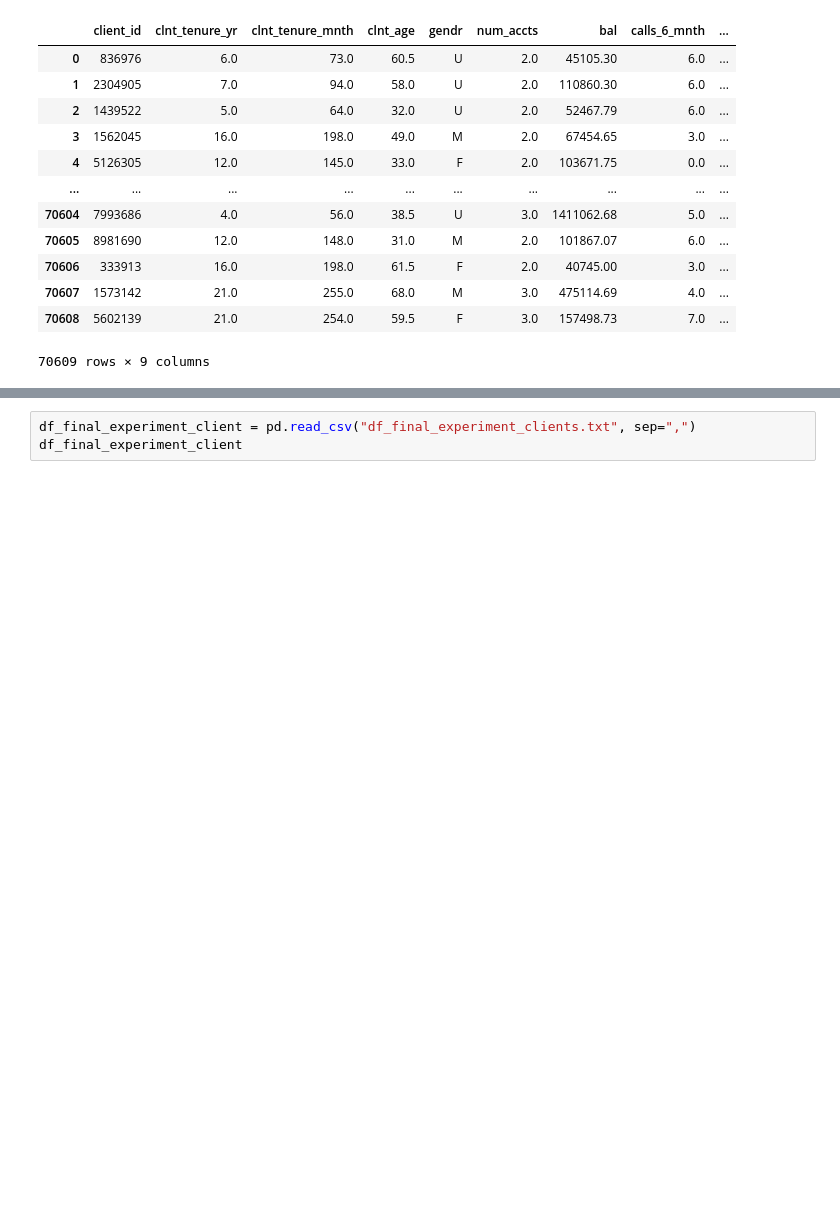
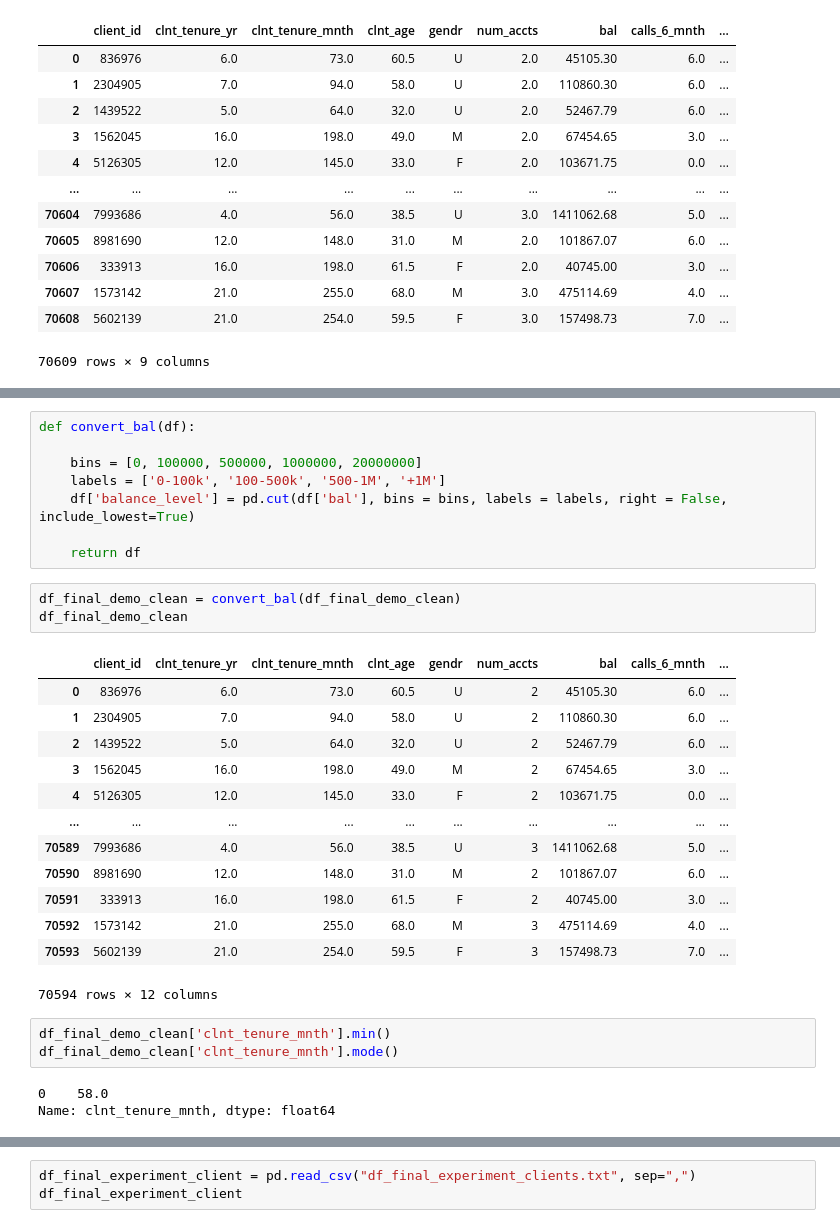
Before and after one commit to cemanzanoc/Project2, a Jupyter notebook: data/cleaning_data.ipynb, the cells around one changed output, grey strips where cells are left out. Drawn from its saved outputs; the diff is of its cells as text; blank space fills up the shorter version.

```diff
--- a/data/cleaning_data.ipynb
+++ b/data/cleaning_data.ipynb
@@ -20,0 +159,31 @@ df_final_demo
+# %%
+def convert_bal(df):
+
+    bins = [0, 100000, 500000, 1000000, 20000000]
+    labels = ['0-100k', '100-500k', '500-1M', '+1M']
+    df['balance_level'] = pd.cut(df['bal'], bins = bins, labels = labels, right = False, include_lowest=True)
+
+    return df
+# %%
+df_final_demo_clean = convert_bal(df_final_demo_clean)
+df_final_demo_clean
+# %% [output]
+|  | client_id | clnt_tenure_yr | clnt_tenure_mnth | clnt_age | gendr | num_accts | bal | calls_6_mnth | ... |
+| 0 | 836976 | 6.0 | 73.0 | 60.5 | U | 2 | 45105.30 | 6.0 | ... |
+| 1 | 2304905 | 7.0 | 94.0 | 58.0 | U | 2 | 110860.30 | 6.0 | ... |
+| 2 | 1439522 | 5.0 | 64.0 | 32.0 | U | 2 | 52467.79 | 6.0 | ... |
+| 3 | 1562045 | 16.0 | 198.0 | 49.0 | M | 2 | 67454.65 | 3.0 | ... |
+| 4 | 5126305 | 12.0 | 145.0 | 33.0 | F | 2 | 103671.75 | 0.0 | ... |
+| ... | ... | ... | ... | ... | ... | ... | ... | ... | ... |
+| 70589 | 7993686 | 4.0 | 56.0 | 38.5 | U | 3 | 1411062.68 | 5.0 | ... |
+| 70590 | 8981690 | 12.0 | 148.0 | 31.0 | M | 2 | 101867.07 | 6.0 | ... |
+| 70591 | 333913 | 16.0 | 198.0 | 61.5 | F | 2 | 40745.00 | 3.0 | ... |
+| 70592 | 1573142 | 21.0 | 255.0 | 68.0 | M | 3 | 475114.69 | 4.0 | ... |
+| 70593 | 5602139 | 21.0 | 254.0 | 59.5 | F | 3 | 157498.73 | 7.0 | ... |
+70594 rows × 12 columns
+# %%
+df_final_demo_clean['clnt_tenure_mnth'].min()
+df_final_demo_clean['clnt_tenure_mnth'].mode()
+# %% [output]
+0    58.0
+Name: clnt_tenure_mnth, dtype: float64
```
Also changed, not shown: parts of 24 cells of this notebook.
